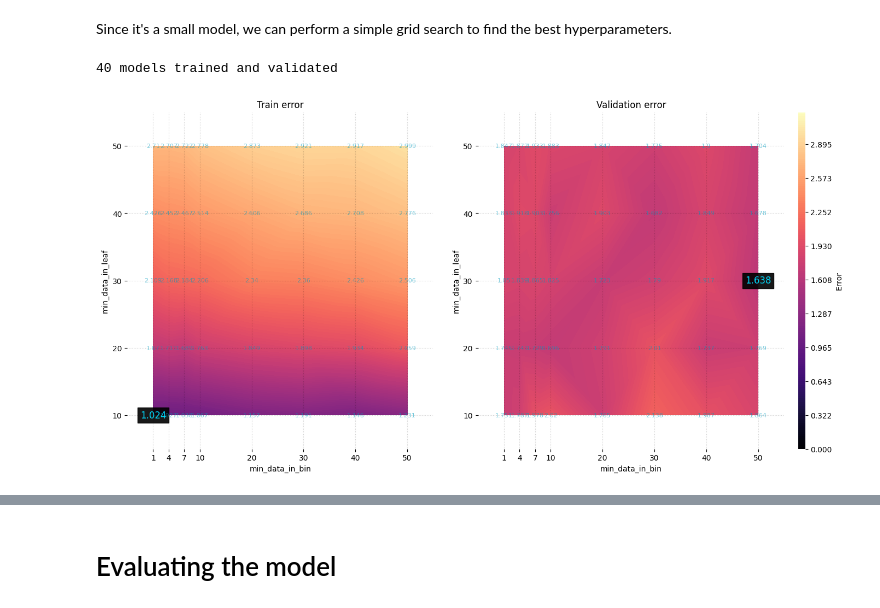
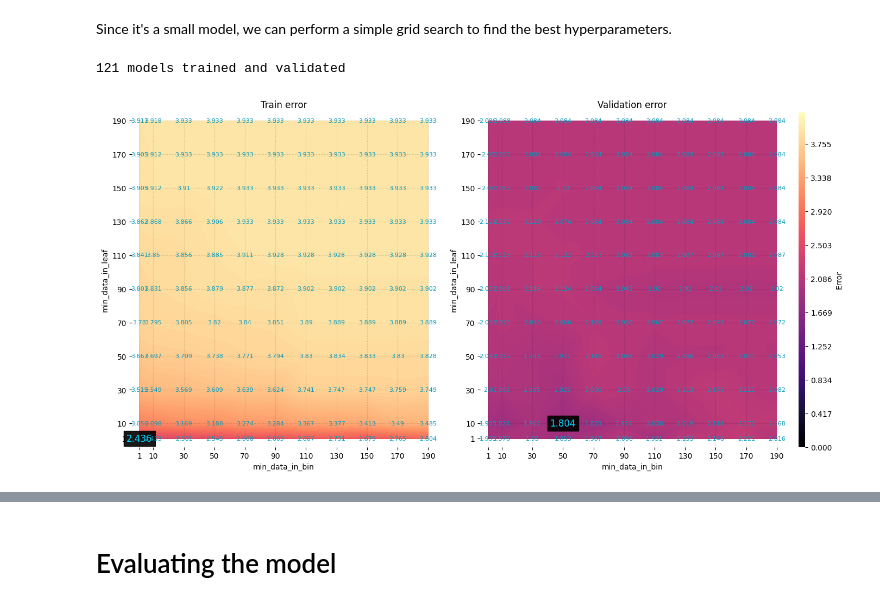
Before and after one commit to dip-scd/sales-forecasting, a Jupyter notebook: notebooks/2-forecasting.ipynb, the cells around one changed output, grey strips where cells are left out. Saved outputs shown, nothing was run; the diff lists cells and outputs as text; code cells hidden in the pictures.

```diff
--- a/notebooks/2-forecasting.ipynb
+++ b/notebooks/2-forecasting.ipynb
@@ -227,12 +215,12 @@ class SilentLogger:
         pass
 
 import lightgbm
-#quick hack to suppress logging from lightgbm that ignores verbose=-1
+#quick hack to suppress the lightgbm logging that ignores verbose=-1
 lightgbm.basic._LOGGER = SilentLogger()
 
 param_grid_definition = {
-   'min_data_in_bin': [1, 4, 7]+list(range(10, 51, 10)),
-   'min_data_in_leaf': list(range(10, 51, 10)),
+   'min_data_in_bin': [1]+list(range(10, 201, 20)),
+   'min_data_in_leaf': [1]+list(range(10, 201, 20)),
 #    'lambda_l1': [0, 1, 5],
 #    'lambda_l2': [0, 1, 5],
 #    'max_bin': [50, 100, 255],
@@ -248,8 +236,8 @@ def create_fit_models_grid(param_grid_definition):
         model, train_error, val_error = create_fit_model(
             df_train, df_val,
             objective='regression_l2',
-            num_iterations=200,
-            learning_rate=0.05,
+            num_iterations=1000,
+            learning_rate=0.01,
             verbose=-1,
             boosting_type = 'dart',
             **params
@@ -274,16 +262,9 @@ def create_fit_models_grid(param_grid_definition):
 
 lst_grid_params, dict_grid_models, lst_grid_models = create_fit_models_grid(param_grid_definition)
 # %% [output]
-40 models trained and validated
+121 models trained and validated
 # %%
 from src.visualization.plots import S, make_fig
-
-import matplotlib.pyplot as plt
-from matplotlib import colormaps
-import numpy as np
-from numpy import ma
-
-from matplotlib import cm, ticker
 
 def plot_ax_error_grid(ax, levels, x, y, z, x_spec, y_spec, title):
     cmap = sns.color_palette("magma", as_cmap=True)
@@ -300,7 +281,8 @@ def plot_ax_error_grid(ax, levels, x, y, z, x_spec, y_spec, title):
     for i, z_item in enumerate(z):
         size = 8
 
-        color = f'{color_base}90'
+        color = f'{color_base}ff'
+        # color = f'{S.context}90'
         bbox_props = None
         if z_item <= z.min():
 
@@ -370,31 +352,31 @@ def show_model_errors_grid(
         str_x_dimension,
         str_y_dimension):
 
     x = np.array([
         e[str_x_dimension] for e in lst_grid_params
     ])
 
     x_spec = param_grid_definition[str_x_dimension]
 
     y = np.array([
         e[str_y_dimension] for e in lst_grid_params
     ])
 
     y_spec = param_grid_definition[str_y_dimension]
 
     z_train = np.array([
         e['train_error'] for e in lst_grid_models
     ])
     z_val = np.array([
         e['val_error'] for e in lst_grid_models
     ])
 
     plot_error_grid(x, y, z_train, z_val, x_spec, y_spec)
 
 show_model_errors_grid(
         lst_grid_params,
         lst_grid_models,
         'min_data_in_bin',
         'min_data_in_leaf')
 # %% [output]
-[figure, old version]
+[figure, new version]
```
Also changed, not shown: parts of 21 cells of this notebook, 2 other files.
